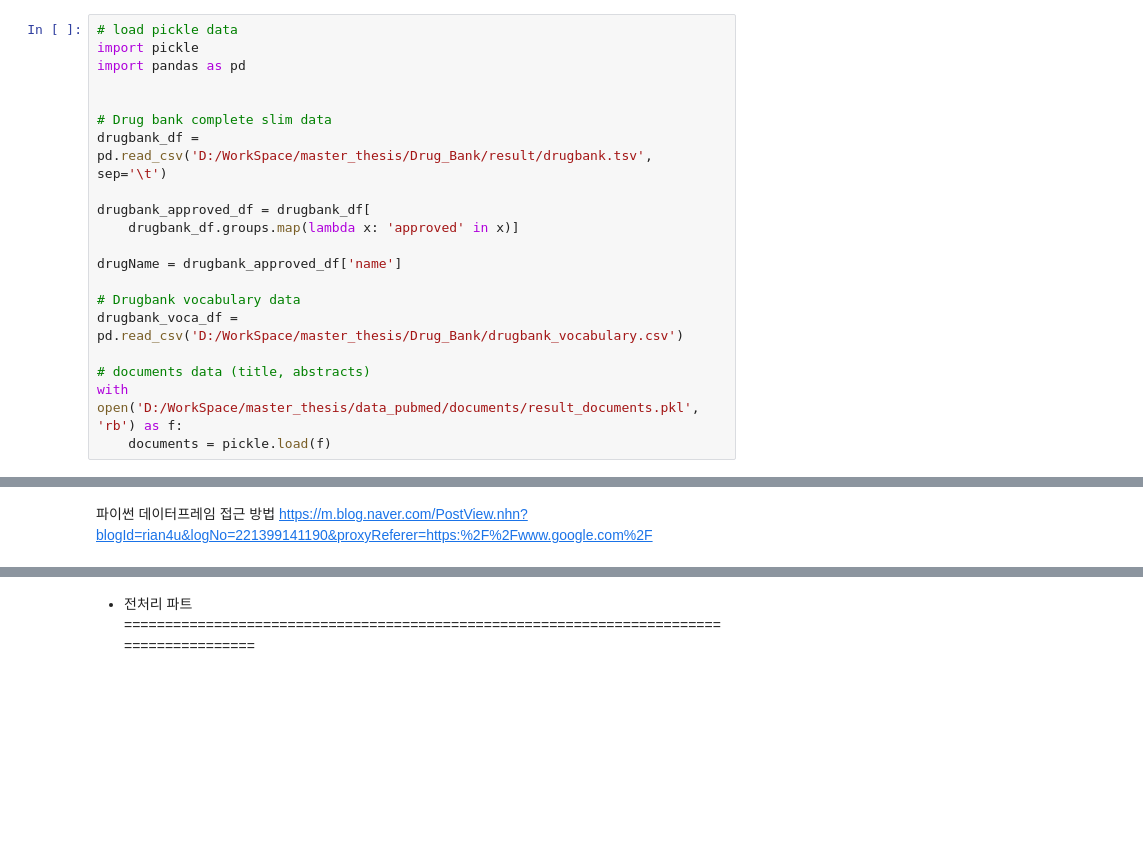
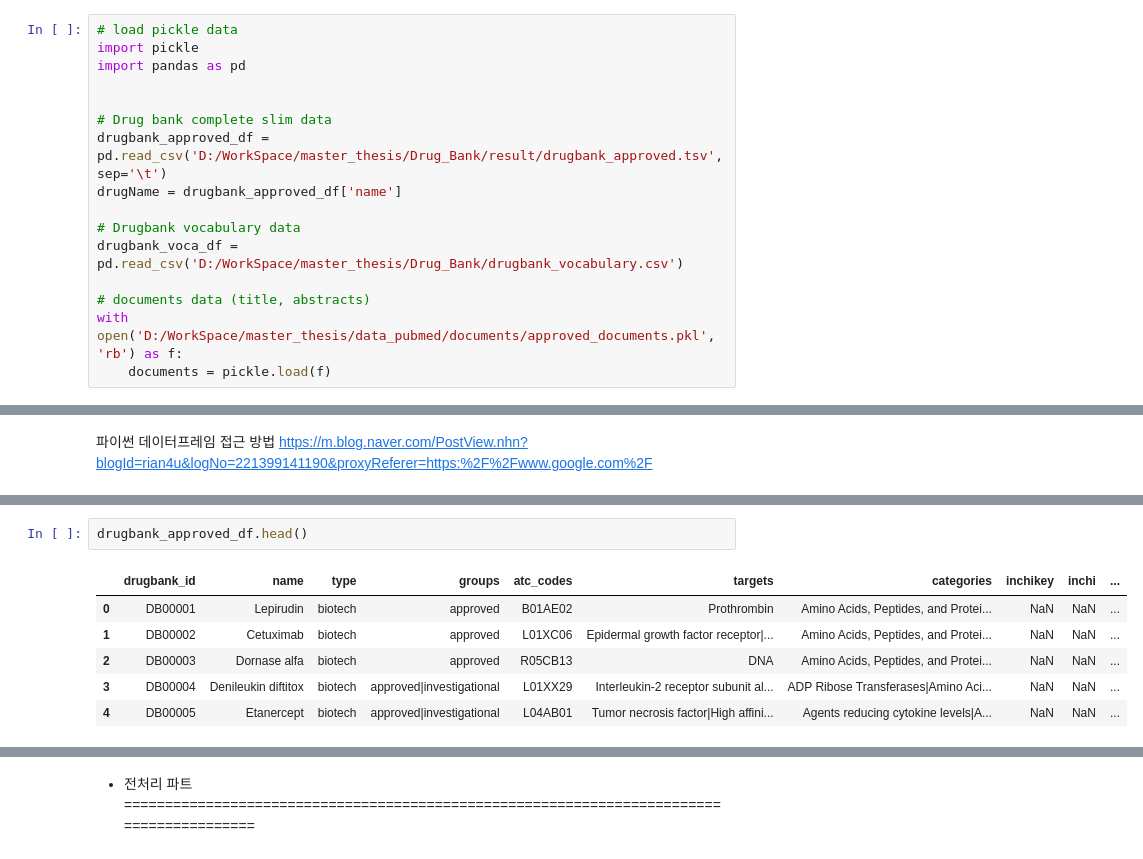
Before and after one commit to patentryul/master_thesis, a Jupyter notebook: doc2Vec/doc2vec_learning.ipynb, the cells around one changed output, grey strips where cells are left out. Cells and saved outputs as stored; diff of their text form; blank space fills up the shorter version.

```diff
--- a/doc2Vec/doc2vec_learning.ipynb
+++ b/doc2Vec/doc2vec_learning.ipynb
@@ -20,18 +20,14 @@ import pandas as pd
 
 
 # Drug bank complete slim data
-drugbank_df = pd.read_csv('D:/WorkSpace/master_thesis/Drug_Bank/result/drugbank.tsv', sep='\t')
-
-drugbank_approved_df = drugbank_df[
-    drugbank_df.groups.map(lambda x: 'approved' in x)]
-
+drugbank_approved_df = pd.read_csv('D:/WorkSpace/master_thesis/Drug_Bank/result/drugbank_approved.tsv', sep='\t')
 drugName = drugbank_approved_df['name']
 
 # Drugbank vocabulary data
 drugbank_voca_df = pd.read_csv('D:/WorkSpace/master_thesis/Drug_Bank/drugbank_vocabulary.csv')
 
 # documents data (title, abstracts)
-with open('D:/WorkSpace/master_thesis/data_pubmed/documents/result_documents.pkl', 'rb') as f:
+with open('D:/WorkSpace/master_thesis/data_pubmed/documents/approved_documents.pkl', 'rb') as f:
     documents = pickle.load(f)
 # %%
 # # drugbank_approved_df.name # column 명을 속성으로 접근
@@ -67,0 +45,9 @@ df_approved
+# %%
+drugbank_approved_df.head()
+# %% [output]
+|  | drugbank_id | name | type | groups | atc_codes | targets | categories | inchikey | inchi | ... |
+| 0 | DB00001 | Lepirudin | biotech | approved | B01AE02 | Prothrombin | Amino Acids, Peptides, and Protei... | NaN | NaN | ... |
+| 1 | DB00002 | Cetuximab | biotech | approved | L01XC06 | Epidermal growth factor receptor|... | Amino Acids, Peptides, and Protei... | NaN | NaN | ... |
+| 2 | DB00003 | Dornase alfa | biotech | approved | R05CB13 | DNA | Amino Acids, Peptides, and Protei... | NaN | NaN | ... |
+| 3 | DB00004 | Denileukin diftitox | biotech | approved|investigational | L01XX29 | Interleukin-2 receptor subunit al... | ADP Ribose Transferases|Amino Aci... | NaN | NaN | ... |
+| 4 | DB00005 | Etanercept | biotech | approved|investigational | L04AB01 | Tumor necrosis factor|High affini... | Agents reducing cytokine levels|A... | NaN | NaN | ... |
```
Also changed, not shown: parts of 16 cells of this notebook, 8 other files.
